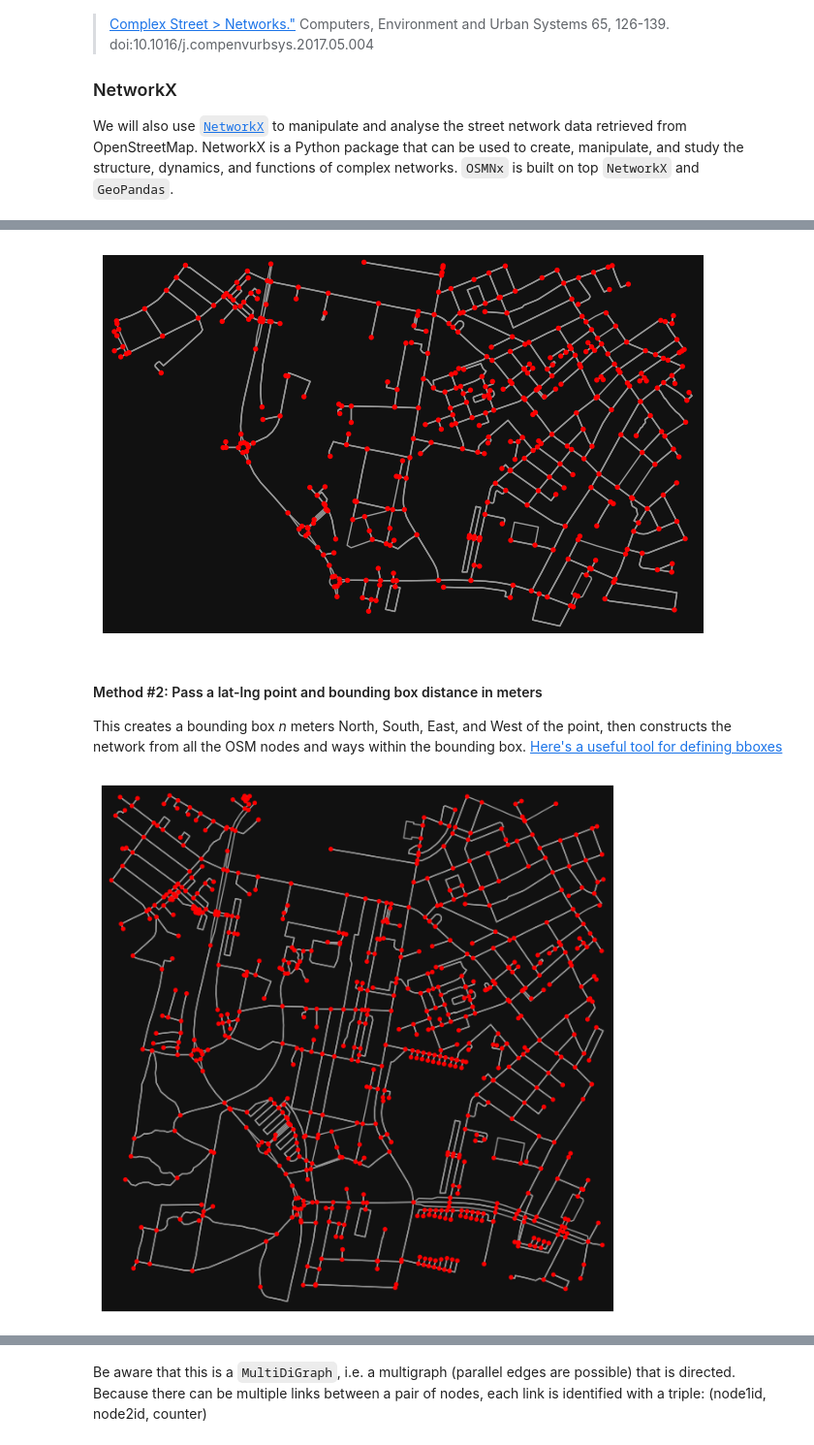
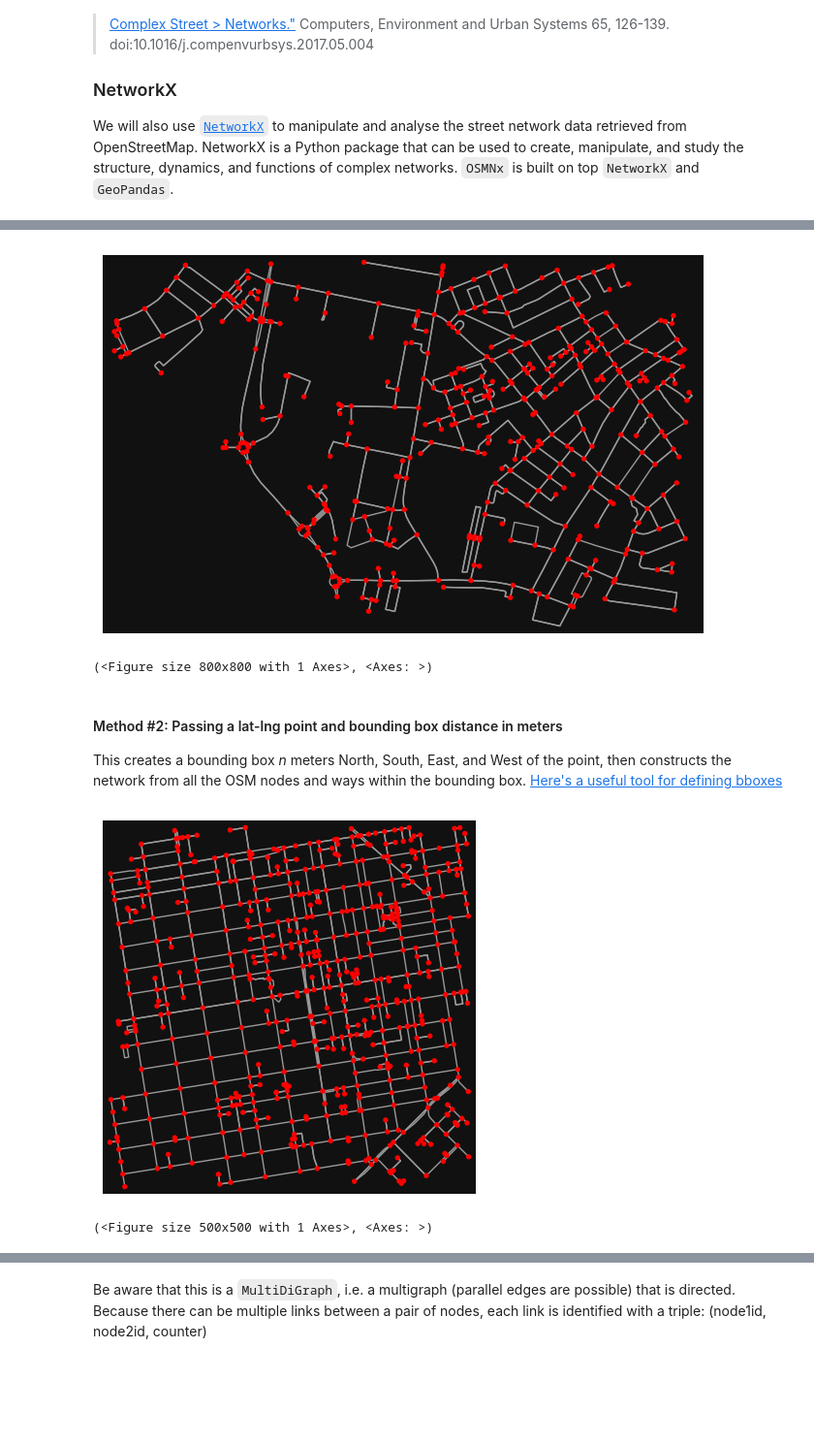
Before and after one commit to GDSL-UL/wma, a Jupyter notebook: labs/w07_OSM.ipynb, the cells around one changed output, grey strips where cells are left out. Shown at 97% size. Drawn from its saved outputs; the diff is of its cells as text; code cells hidden in the pictures; blank space fills up the shorter version.

```diff
--- a/labs/w07_OSM.ipynb
+++ b/labs/w07_OSM.ipynb
@@ -108,21 +110,20 @@ north, south, east, west = 55.6646, 55.6540, 12.5767, 12.6077
 
 # create network from that bounding box
 G = ox.graph_from_bbox(north, south, east, west, network_type="drive_service")
-ox.plot_graph(G, node_color="r");
+ox.plot_graph(G, node_color="r", figsize=(8, 8))
 # %% [output]
 [figure]
+(<Figure size 800x800 with 1 Axes>, <Axes: >)
 # %% [markdown]
-#### Method #2: Pass a lat-lng point and bounding box distance in meters
+#### Method #2: Passing a lat-lng point and bounding box distance in meters
 This creates a bounding box *n* meters North, South, East, and West of the point, then constructs the network from all the OSM nodes and ways within the bounding box. [Here's a useful tool for defining bboxes](https://bboxfinder.com)
 # %%
 # define a point at the corner of California St and Mason St in SF
 location_point = (37.791427, -122.410018)
-# define a point at ITU
-location_point = (55.659323, 12.591472)
-
 # create bikeable network from point, inside bounding box of N, S, E, W each 750m from point
 G = ox.graph_from_point(location_point, dist=750, dist_type="bbox", network_type="bike")
-ox.plot_graph(G, node_color="r");
+ox.plot_graph(G, node_color="r", figsize=(5,5))
 # %% [output]
-[figure, old version]
+[figure, new version]
+(<Figure size 500x500 with 1 Axes>, <Axes: >)
 # %% [markdown]
```
Also changed, not shown: parts of 124 cells of this notebook.
